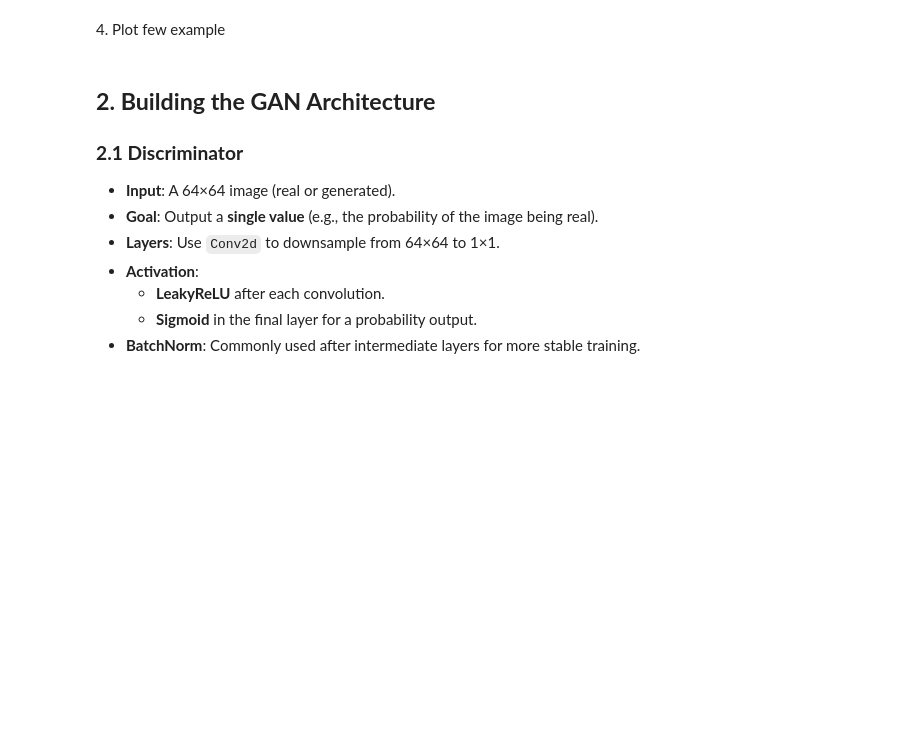
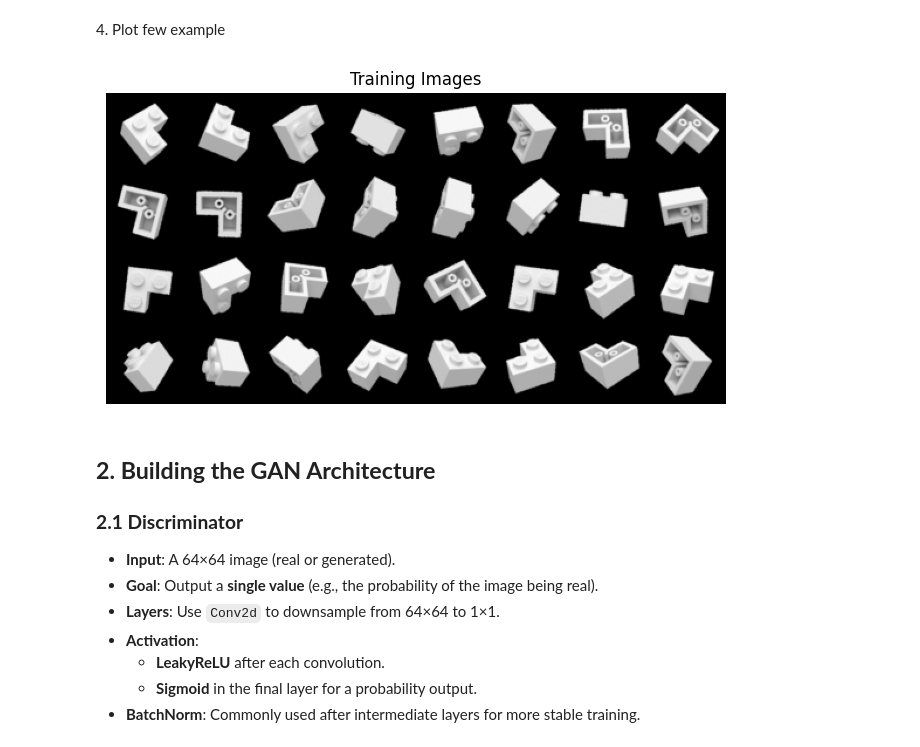
Before and after one commit to Maxime1295/GEN_IA_TP_2, a Jupyter notebook: TP2_1_gans.ipynb, the cells around one changed output. Cells and saved outputs as stored; diff of their text form; code cells hidden in the pictures; blank space fills up the shorter version.

Commit message:
Lego  bricks plot

```diff
--- a/TP2_1_gans.ipynb
+++ b/TP2_1_gans.ipynb
@@ -46,6 +48,8 @@ BETA1 = 0.5
 BETA2 = 0.999
 DEVICE = "mps"  # or "cuda" if torch.cuda.is_available() else "cpu"
 NOISE_PARAM = 0.1     # Label smoothing/noise
+DEVICE = torch.device("cuda" if torch.cuda.is_available() else "cpu")
+
 # --------------------
 #   Transforms
 # --------------------
@@ -67,7 +71,7 @@ Simple custom dataset that returns images (no labels) from a specified folder
 
 class ImageDataset(Dataset):
     def __init__(self, root_dir, transform=None):
-        self.xxx = xxx
+        self.root_dir = root_dir
         self.transform = transform
         # Gather all image files with .png, .jpg, .jpeg
         self.image_files = sorted([
@@ -86,15 +90,22 @@ class ImageDataset(Dataset):
         return image
 
 # Specify your dataset folder path
-dataset_path = "dataset"
-dataset = ImageDataset(xxx=xxx, xxx=xxx)
-dataloader = DataLoader(xxx, batch_size=xxx, shuffle=True)
+dataset_path = "/home/antoine/GEN_AI_TP2/GEN_IA_TP_2/LEGO_brick_images_v1/2357 Brick corner 1x2x2"
+dataset = ImageDataset(root_dir=dataset_path, transform=transform)
+dataloader = DataLoader(dataset, batch_size=32, shuffle=True)
 # %% [markdown]
 4\. Plot few example
-# %%
-def plot_sample_images(loader):
-    xxx
-plot_sample_images(dataloader)
+# %%
+def plot_sample_images(loader):
+    data = next(iter(loader))
+    plt.figure(figsize=(8, 8))
+    plt.axis("off")
+    plt.title("Training Images")
+    plt.imshow(np.transpose(vutils.make_grid(data.to(DEVICE)[:64], padding=2, normalize=True).cpu(), (1, 2, 0)))
+    plt.show()
+plot_sample_images(dataloader)
+# %% [output]
+[figure, added]
 # %% [markdown]
 
 ## **2\. Building the GAN Architecture**
```
Also changed, not shown: parts of 1 cell of this notebook.
